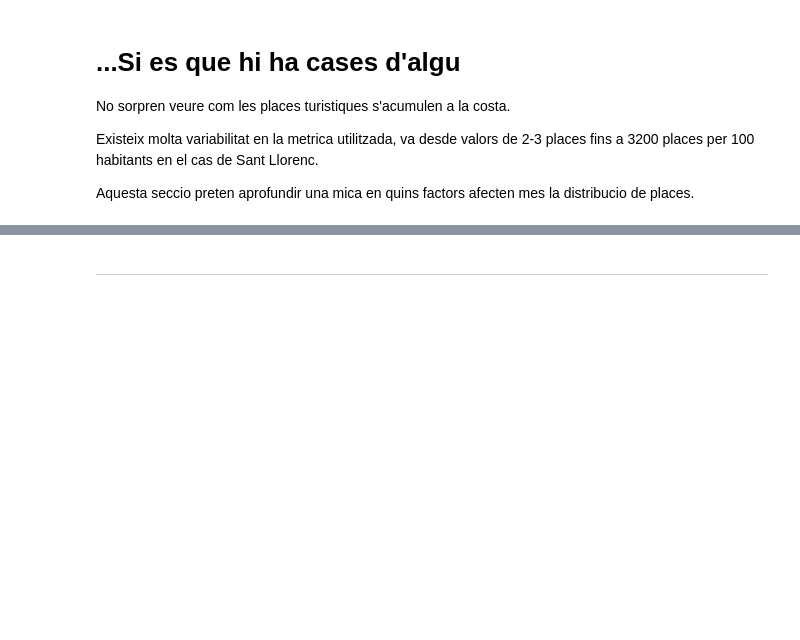
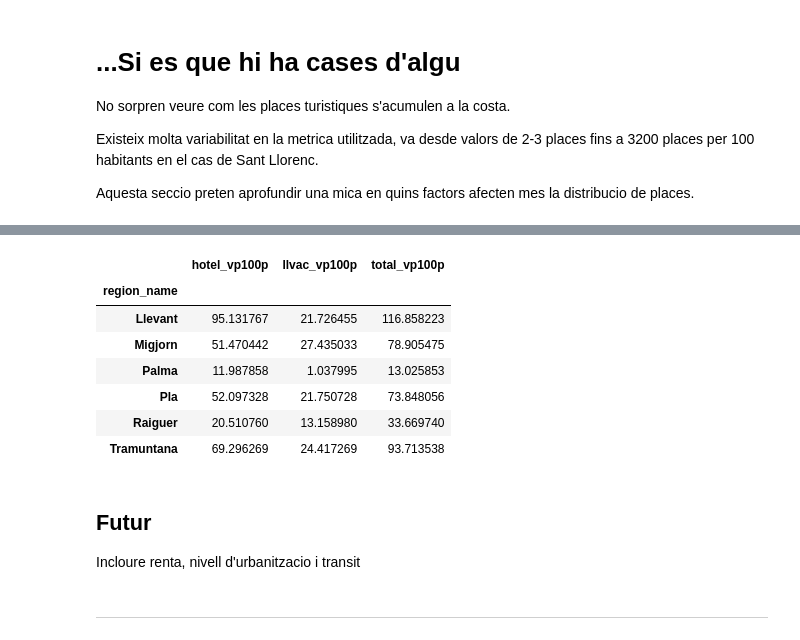
Before and after one commit to jpalm3r/cases-d-algu, a Jupyter notebook: TerraCremada.ipynb, the cells around one changed output, grey strips where cells are left out. Drawn from its saved outputs; the diff is of its cells as text; code cells hidden in the pictures; blank space fills up the shorter version.

```diff
--- a/TerraCremada.ipynb
+++ b/TerraCremada.ipynb
@@ -260,3 +216,41 @@ ax.hlines(y=0, linewidth=2, xmin = -1000, xmax = 1000, color='r')
+# %%
+category = 'region_name'
+
+#PCHOTEL = data.groupby(category)[['pc_hotel'].sum().reset_index()
+# PCLLVAC = data.groupby(category)['pc_llvac'].sum().tolist()
+# PCTOTAL = data.groupby(category)['pc_total'].sum().tolist()
+#POP = data.groupby(category)['pop_total'].sum().tolist()
+
+# pchotel_category = [x[0]*100/x[1] for x in zip(PCHOTEL, POP)]
+# pcllvac_category = [x[0]*100/x[1] for x in zip(PCLLVAC, POP)]
+# pctotal_category = [x[0]*100/x[1] for x in zip(PCTOTAL, POP)]
+
+# pd.DataFrame({'pc_hotel':pchotel_category,
+#               'pc_llvac':pcllvac_category,
+#               'pc_total':pctotal_category})
+
+data_agg = data.groupby(category).agg({'pc_hotel':'sum',
+                                       'pc_llvac':'sum',
+                                       'pc_total':'sum',
+                                       'pop_total':'sum'})
+data_agg['hotel_vp100p'] = data_agg.pc_hotel*100/data_agg.pop_total
+data_agg['llvac_vp100p'] = data_agg.pc_llvac*100/data_agg.pop_total
+data_agg['total_vp100p'] = data_agg.pc_total*100/data_agg.pop_total
+
+data_agg[['hotel_vp100p', 'llvac_vp100p', 'total_vp100p']]
+# %% [output]
+|  | hotel_vp100p | llvac_vp100p | total_vp100p |
+| region_name |  |  |  |
+| Llevant | 95.131767 | 21.726455 | 116.858223 |
+| Migjorn | 51.470442 | 27.435033 | 78.905475 |
+| Palma | 11.987858 | 1.037995 | 13.025853 |
+| Pla | 52.097328 | 21.750728 | 73.848056 |
+| Raiguer | 20.510760 | 13.158980 | 33.669740 |
+| Tramuntana | 69.296269 | 24.417269 | 93.713538 |
+# %% [markdown]
+## Futur
+
+Incloure renta, nivell d'urbanitzacio i transit
 # %% [markdown]
 ---------------------------------------------------------------------------------------
 # %% [markdown]
```
Also changed, not shown: parts of 25 cells of this notebook, 1 other file.
